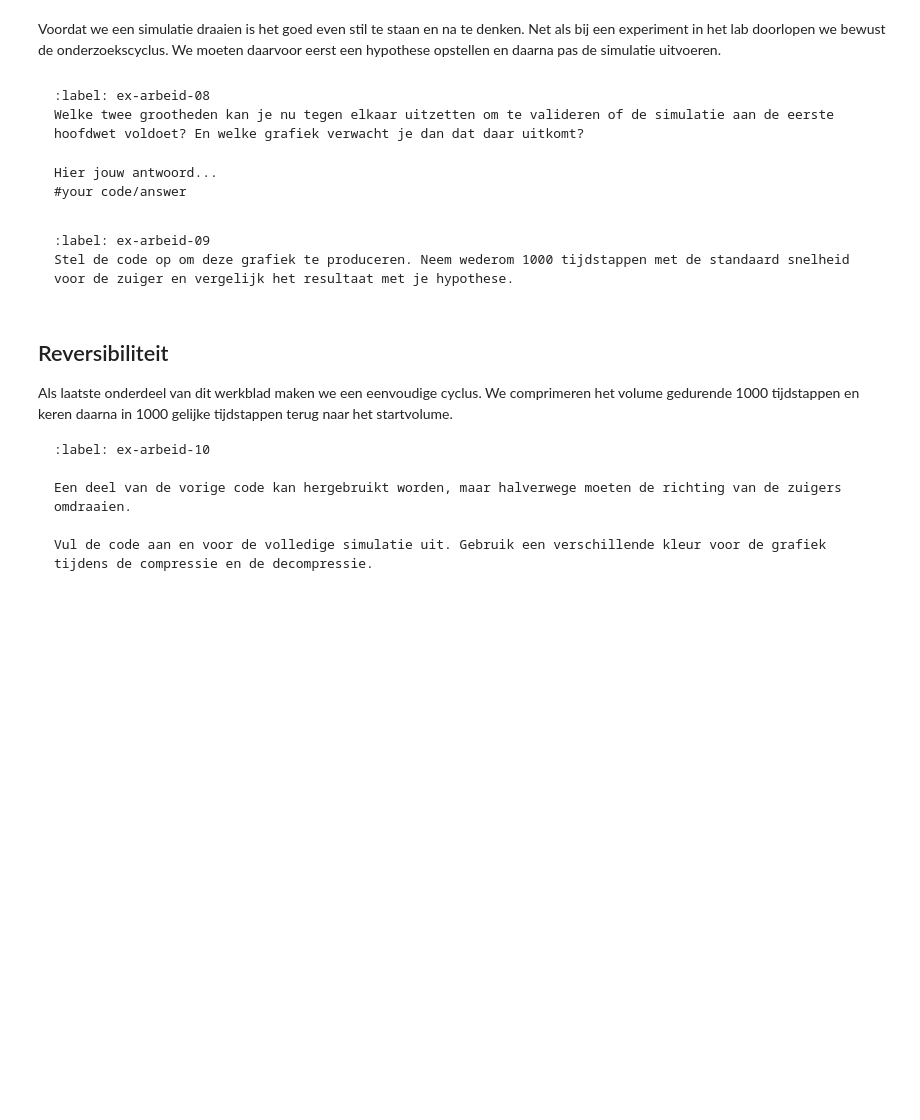
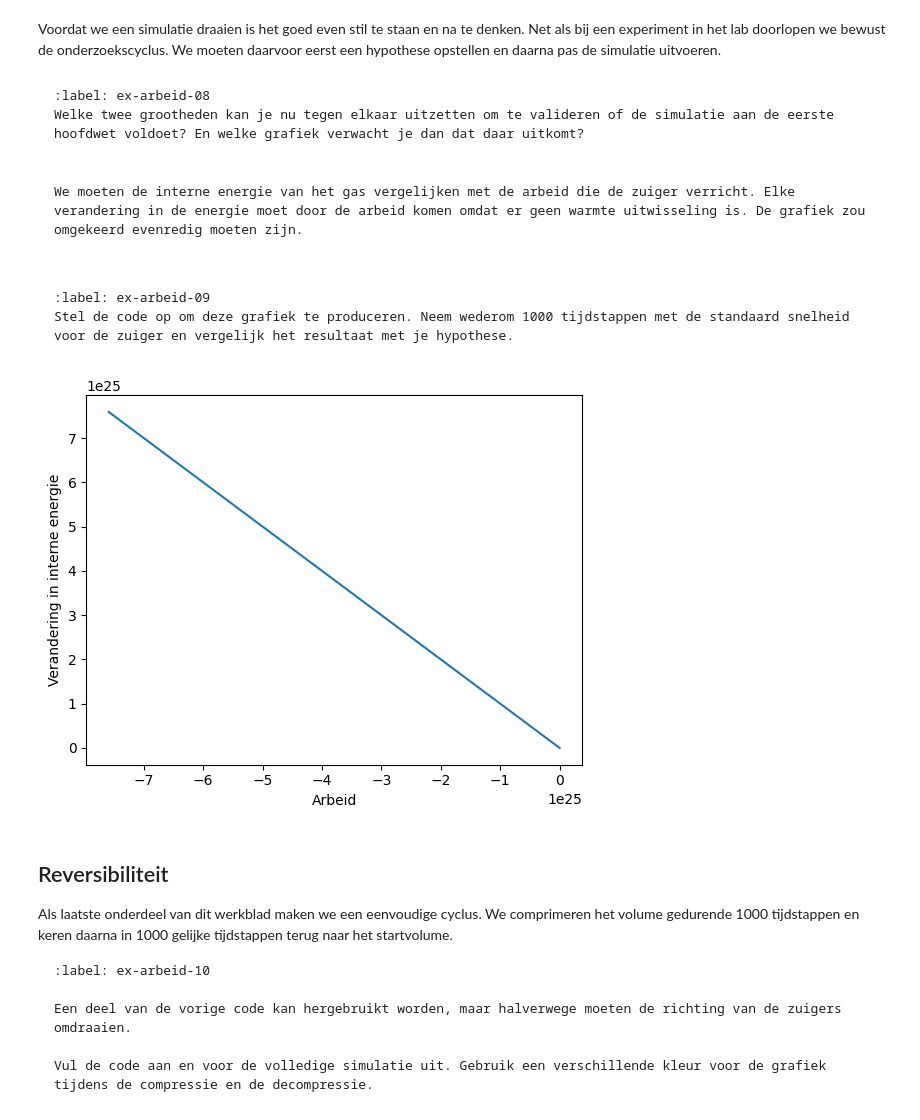
Before and after one commit to qsanson/Kwadraat, a Jupyter notebook: Content/PySim/7_arbeid.ipynb, the cells around one changed output. Drawn from its saved outputs; the diff is of its cells as text; code cells hidden in the pictures; blank space fills up the shorter version.

````diff
--- a/Content/PySim/7_arbeid.ipynb
+++ b/Content/PySim/7_arbeid.ipynb
@@ -482,9 +482,8 @@ Welke twee grootheden kan je nu tegen elkaar uitzetten om te valideren of de sim
 ```
 
 ```{solution} ex-arbeid-08
-Hier jouw antwoord...
-#your code/answer
-```
+
+We moeten de interne energie van het gas vergelijken met de arbeid die de zuiger verricht. Elke verandering in de energie moet door de arbeid komen omdat er geen warmte uitwisseling is. De grafiek zou omgekeerd evenredig moeten zijn.
 # %% [markdown]
 ```{exercise} Hoofdwet gecontroleerd
 :label: ex-arbeid-09
@@ -493,13 +492,35 @@ Stel de code op om deze grafiek te produceren. Neem wederom 1000 tijdstappen met
 # %%
 particles = []
 pressure = 0.0
 work = 0.0
 box_length = BOX_SIZE_0         # zetten zuiger terug
 v_piston = V_PISTON_0
 create_particles(particles)     # resetten deeltjes
 
 # RUIMTE VOOR VERDERE UITWERKING
-#your code/answer
+
+def totaal_kin_energy(particles):
+    return sum(p.kin_energy for p in particles)
+
+num_steps = 1000
+
+int_energie_verandering = np.zeros(num_steps)
+arbeid_waarden = np.zeros(num_steps)
+
+E0 = totaal_kin_energy(particles)
+
+for i in range(num_steps):
+    take_time_step(particles)
+    int_energie_verandering[i] = totaal_kin_energy(particles) - E0
+    arbeid_waarden[i] = work
+
+plt.figure()
+plt.plot(arbeid_waarden, int_energie_verandering)
+plt.xlabel("Arbeid")
+plt.ylabel("Verandering in interne energie")
+plt.show()
+# %% [output]
+[figure, added]
 # %% [markdown]
 ## Reversibiliteit
 Als laatste onderdeel van dit werkblad maken we een eenvoudige cyclus. We comprimeren het volume gedurende 1000 tijdstappen en keren daarna in 1000 gelijke tijdstappen terug naar het startvolume.
````
Also changed, not shown: parts of 5 cells of this notebook.
